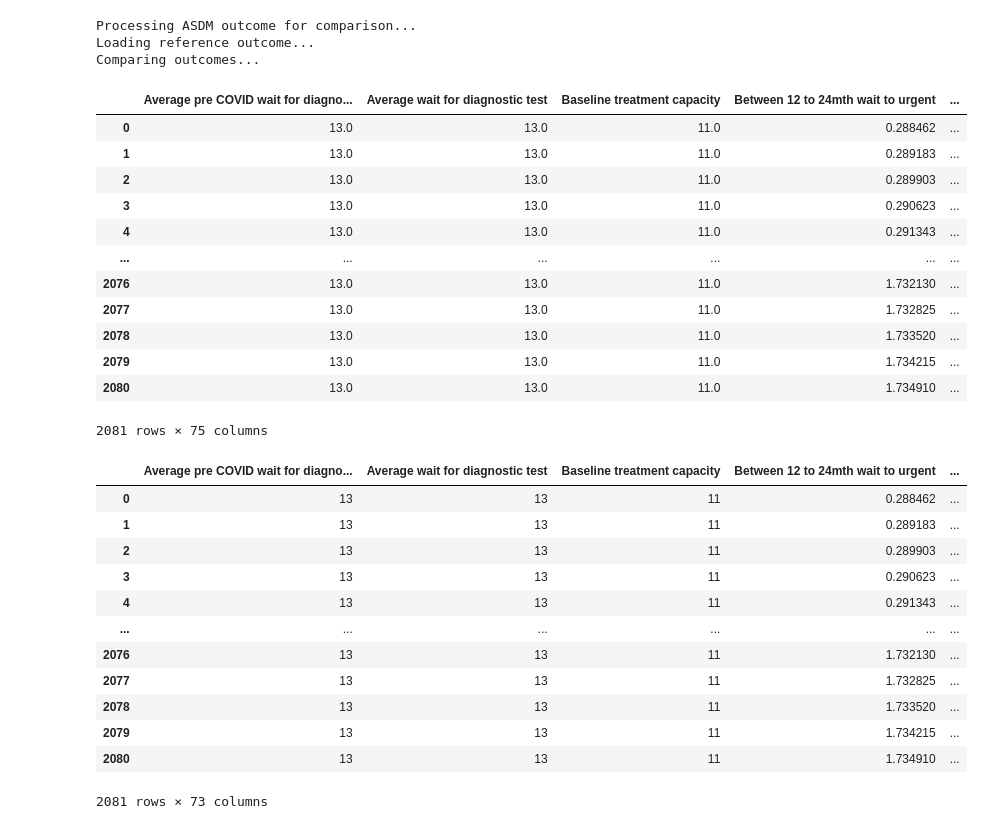
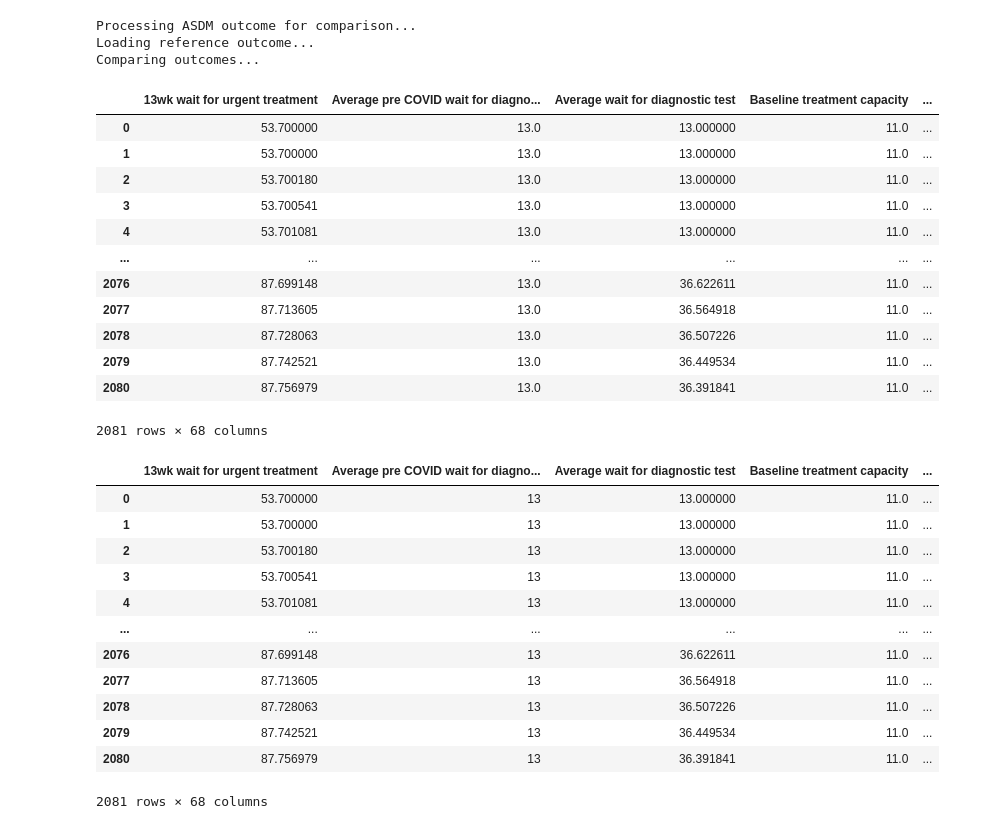
Before and after one commit to wzh1895/ASDM, a Jupyter notebook: ValidateSimuOutcomes.ipynb, the cells around one changed output. Cells and saved outputs as stored; diff of their text form; code cells hidden in the pictures.

Commit message:
Working version of ASDM v2

```diff
--- a/ValidateSimuOutcomes.ipynb
+++ b/ValidateSimuOutcomes.ipynb
@@ -7,29 +12,40 @@ import numpy as np
 # %%
 
 # Generate ASDM outcome
-df_outcome = pd.read_csv('asdm.csv')
+df_asdm = pd.read_csv('asdm.csv', index_col=None)
 
 # Process ASDM outcome for comparison
 print('Processing ASDM outcome for comparison...')
-new_columns = [n.replace('_', ' ') for n in list(df_outcome.columns)]
-column_name_map = dict(zip(df_outcome.columns, new_columns))
+columns = list(df_asdm.columns)
+new_columns = [n.replace('_', ' ') for n in columns]
+column_name_map = dict(zip(df_asdm.columns, new_columns))
 
-asdm_outcome = df_outcome.rename(columns=column_name_map)
+asdm_outcome = df_asdm.rename(columns=column_name_map)
 # asdm_outcome.drop(['TIME'], axis=1, inplace=True)
 
 asdm_outcome = asdm_outcome[sorted(asdm_outcome.columns)]
 
 # Load reference outcome
 print('Loading reference outcome...')
-df_reference = pd.read_csv('reference.csv')
-columns = df_reference.columns
+df_reference = pd.read_csv('reference.csv', index_col=None)
+columns = list(df_reference.columns)
+new_columns = [column.strip('\"') for column in columns]
+column_name_map = dict(zip(columns, new_columns))
 df_reference.drop([columns[0]], axis=1, inplace=True)
 
-df_reference = df_reference[sorted(df_reference.columns)]
+reference_outcome = df_reference.rename(columns=column_name_map)
+reference_outcome = reference_outcome[sorted(reference_outcome.columns)]
 
 # Comparison by subtracting
 print('Comparing outcomes...')
-df_comparison = asdm_outcome.subtract(df_reference, axis=1)
+df_comparison = asdm_outcome.subtract(reference_outcome, axis=1)
+
+# Comparison with non_zeros
+df_comparison_non_zeros = pd.DataFrame()
+for column in df_comparison.columns:
+    if not (-0.00001 < np.max(np.abs(df_comparison[column].tolist())) < 0.00001):
+        # if column not in ['TIME', 'Unnamed: 0']:
+        df_comparison_non_zeros[column] = df_comparison[column]
 # %% [output]
 Processing ASDM outcome for comparison...
 Loading reference outcome...
@@ -38,36 +54,36 @@ Comparing outcomes...
 asdm_outcome
 # asdm_outcome[['Positive test results urgent', 'Less than 6mth to urgent', 'Between 6 to 12mth wait to urgent', 'Between 12 to 24mth wait to urgent', 'thirteen wk wait for urgent treatment']]
 # %% [output]
-|  | Average pre COVID wait for diagno... | Average wait for diagnostic test | Baseline treatment capacity | Between 12 to 24mth wait to urgent | ... |
-| 0 | 13.0 | 13.0 | 11.0 | 0.288462 | ... |
-| 1 | 13.0 | 13.0 | 11.0 | 0.289183 | ... |
-| 2 | 13.0 | 13.0 | 11.0 | 0.289903 | ... |
-| 3 | 13.0 | 13.0 | 11.0 | 0.290623 | ... |
-| 4 | 13.0 | 13.0 | 11.0 | 0.291343 | ... |
+|  | 13wk wait for urgent treatment | Average pre COVID wait for diagno... | Average wait for diagnostic test | Baseline treatment capacity | ... |
+| 0 | 53.700000 | 13.0 | 13.000000 | 11.0 | ... |
+| 1 | 53.700000 | 13.0 | 13.000000 | 11.0 | ... |
+| 2 | 53.700180 | 13.0 | 13.000000 | 11.0 | ... |
+| 3 | 53.700541 | 13.0 | 13.000000 | 11.0 | ... |
+| 4 | 53.701081 | 13.0 | 13.000000 | 11.0 | ... |
 | ... | ... | ... | ... | ... | ... |
-| 2076 | 13.0 | 13.0 | 11.0 | 1.732130 | ... |
-| 2077 | 13.0 | 13.0 | 11.0 | 1.732825 | ... |
-| 2078 | 13.0 | 13.0 | 11.0 | 1.733520 | ... |
-| 2079 | 13.0 | 13.0 | 11.0 | 1.734215 | ... |
-| 2080 | 13.0 | 13.0 | 11.0 | 1.734910 | ... |
+| 2076 | 87.699148 | 13.0 | 36.622611 | 11.0 | ... |
+| 2077 | 87.713605 | 13.0 | 36.564918 | 11.0 | ... |
+| 2078 | 87.728063 | 13.0 | 36.507226 | 11.0 | ... |
+| 2079 | 87.742521 | 13.0 | 36.449534 | 11.0 | ... |
+| 2080 | 87.756979 | 13.0 | 36.391841 | 11.0 | ... |
-2081 rows × 75 columns
+2081 rows × 68 columns
 # %%
-df_reference
-# df_reference[['Positive test results urgent', 'Less than 6mth to urgent', 'Between 6 to 12mth wait to urgent', 'Between 12 to 24mth wait to urgent', 'thirteen wk wait for urgent treatment']]
+reference_outcome
+# reference_outcome[['Positive test results urgent', 'Less than 6mth to urgent', 'Between 6 to 12mth wait to urgent', 'Between 12 to 24mth wait to urgent', 'thirteen wk wait for urgent treatment']]
 # %% [output]
-|  | Average pre COVID wait for diagno... | Average wait for diagnostic test | Baseline treatment capacity | Between 12 to 24mth wait to urgent | ... |
-| 0 | 13 | 13 | 11 | 0.288462 | ... |
-| 1 | 13 | 13 | 11 | 0.289183 | ... |
-| 2 | 13 | 13 | 11 | 0.289903 | ... |
-| 3 | 13 | 13 | 11 | 0.290623 | ... |
-| 4 | 13 | 13 | 11 | 0.291343 | ... |
+|  | 13wk wait for urgent treatment | Average pre COVID wait for diagno... | Average wait for diagnostic test | Baseline treatment capacity | ... |
+| 0 | 53.700000 | 13 | 13.000000 | 11.0 | ... |
+| 1 | 53.700000 | 13 | 13.000000 | 11.0 | ... |
+| 2 | 53.700180 | 13 | 13.000000 | 11.0 | ... |
+| 3 | 53.700541 | 13 | 13.000000 | 11.0 | ... |
+| 4 | 53.701081 | 13 | 13.000000 | 11.0 | ... |
 | ... | ... | ... | ... | ... | ... |
-| 2076 | 13 | 13 | 11 | 1.732130 | ... |
-| 2077 | 13 | 13 | 11 | 1.732825 | ... |
-| 2078 | 13 | 13 | 11 | 1.733520 | ... |
-| 2079 | 13 | 13 | 11 | 1.734215 | ... |
-| 2080 | 13 | 13 | 11 | 1.734910 | ... |
+| 2076 | 87.699148 | 13 | 36.622611 | 11.0 | ... |
+| 2077 | 87.713605 | 13 | 36.564918 | 11.0 | ... |
+| 2078 | 87.728063 | 13 | 36.507226 | 11.0 | ... |
+| 2079 | 87.742521 | 13 | 36.449534 | 11.0 | ... |
+| 2080 | 87.756979 | 13 | 36.391841 | 11.0 | ... |
-2081 rows × 73 columns
+2081 rows × 68 columns
 # %%
 df_comparison
 # df_comparison[['Positive test results urgent', 'Less than 6mth to urgent', 'Positive test results urgent', 'Between 6 to 12mth wait to urgent', 'Between 12 to 24mth wait to urgent', 'thirteen wk wait for urgent treatment']]
```
Also changed, not shown: parts of 9 cells of this notebook, 13 other files.
